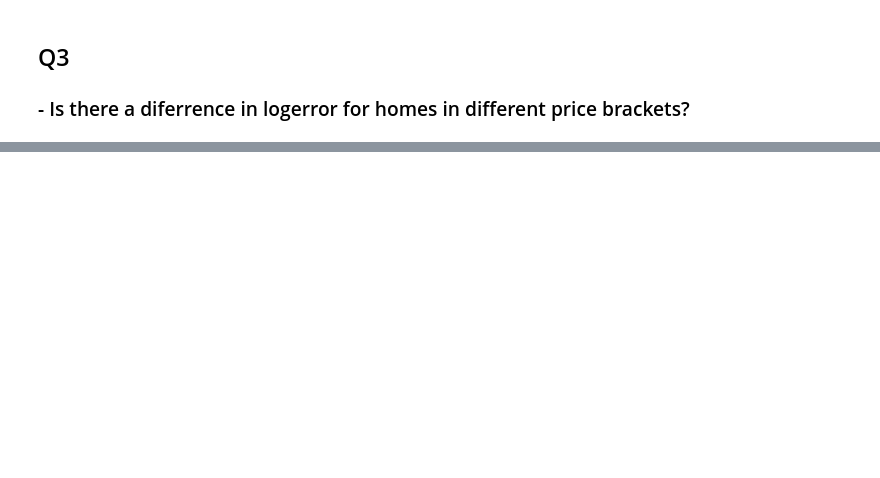
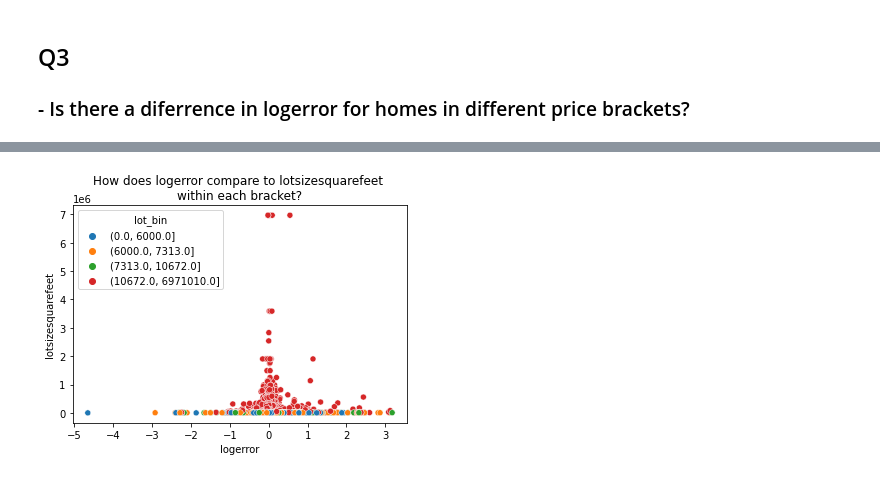
Before and after one commit to johngrinstead/clustering-exercises, a Jupyter notebook: explore_zillow.ipynb, the cells around one changed output, grey strips where cells are left out. Saved outputs shown, nothing was run; the diff lists cells and outputs as text; code cells hidden in the pictures; blank space fills up the shorter version.

```diff
--- a/explore_zillow.ipynb
+++ b/explore_zillow.ipynb
@@ -161,0 +270,2 @@ plt.show()
+# %%
+train['lot_bin'] = pd.cut(train.lotsizesquarefeet, [0, 6000.00, 7313.00, 10672.00, 6971010.00])
@@ -161,0 +283,7 @@ plt.show()
+# %%
+sns.scatterplot(x='logerror', y='lotsizesquarefeet',
+               data=train, hue='lot_bin')
+plt.title("How does logerror compare to lotsizesquarefeet \nwithin each bracket?")
+plt.show()
+# %% [output]
+[figure, added]
```
Also changed, not shown: parts of 41 cells of this notebook, 1 other file.
